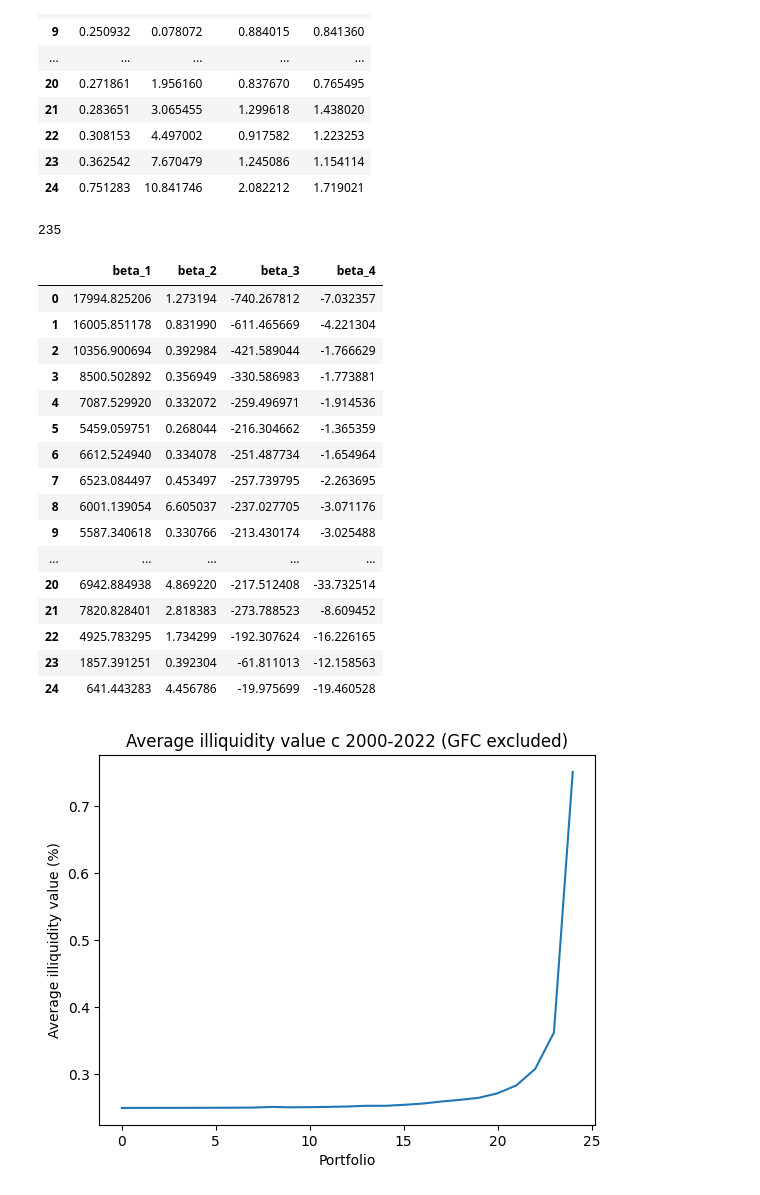
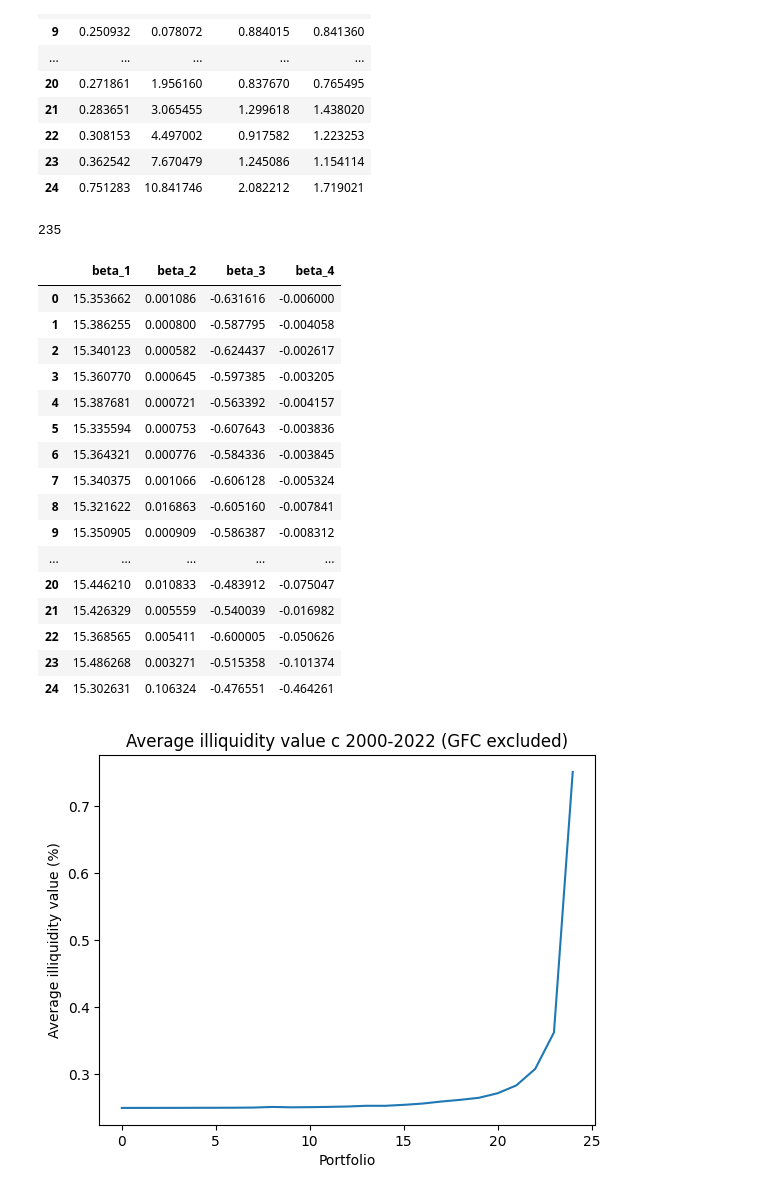
Before and after one commit to JMCG22/pm_cw, a Jupyter notebook: Data_combined_new_data_no_GFC.ipynb, the cells around one changed output. Saved outputs shown, nothing was run; the diff lists cells and outputs as text; code cells hidden in the pictures.

```diff
--- a/Data_combined_new_data_no_GFC.ipynb
+++ b/Data_combined_new_data_no_GFC.ipynb
@@ -976,7 +979,7 @@ arr_of_portfolios[0]
 betas = []
 
 for portfolio in arr_of_portfolios:
-    denominator = portfolio['resid_market_ret_c_diff'].var()
+    denominator = (portfolio['resid_market_ret_c_diff'].var())/100
     beta_1 = (portfolio['RET'].cov(portfolio['resid_market_ret'])) / denominator
     beta_2 = (portfolio['resid_c'].cov(portfolio['resid_market_c'])) / denominator
     beta_3 = (portfolio['RET'].cov(portfolio['resid_market_c'])) / denominator
@@ -1118,30 +1121,30 @@ for i in range(0,25):
 # %%
 dof=n-5
 print(dof)
 t_stats
 df_t_stats = pd.DataFrame(t_stats, columns = df_of_betas.columns)
 #critical value at 95% for two tail test with these degrees of freedom is +-1.1.996008
 #outside this region reject null hypothesis that the given beta is 0
-df_t_stats*100
+df_t_stats
 # %% [output]
 235
 |  | beta_1 | beta_2 | beta_3 | beta_4 |
-| 0 | 17994.825206 | 1.273194 | -740.267812 | -7.032357 |
-| 1 | 16005.851178 | 0.831990 | -611.465669 | -4.221304 |
-| 2 | 10356.900694 | 0.392984 | -421.589044 | -1.766629 |
-| 3 | 8500.502892 | 0.356949 | -330.586983 | -1.773881 |
-| 4 | 7087.529920 | 0.332072 | -259.496971 | -1.914536 |
-| 5 | 5459.059751 | 0.268044 | -216.304662 | -1.365359 |
-| 6 | 6612.524940 | 0.334078 | -251.487734 | -1.654964 |
-| 7 | 6523.084497 | 0.453497 | -257.739795 | -2.263695 |
-| 8 | 6001.139054 | 6.605037 | -237.027705 | -3.071176 |
-| 9 | 5587.340618 | 0.330766 | -213.430174 | -3.025488 |
+| 0 | 15.353662 | 0.001086 | -0.631616 | -0.006000 |
+| 1 | 15.386255 | 0.000800 | -0.587795 | -0.004058 |
+| 2 | 15.340123 | 0.000582 | -0.624437 | -0.002617 |
+| 3 | 15.360770 | 0.000645 | -0.597385 | -0.003205 |
+| 4 | 15.387681 | 0.000721 | -0.563392 | -0.004157 |
+| 5 | 15.335594 | 0.000753 | -0.607643 | -0.003836 |
+| 6 | 15.364321 | 0.000776 | -0.584336 | -0.003845 |
+| 7 | 15.340375 | 0.001066 | -0.606128 | -0.005324 |
+| 8 | 15.321622 | 0.016863 | -0.605160 | -0.007841 |
+| 9 | 15.350905 | 0.000909 | -0.586387 | -0.008312 |
 | ... | ... | ... | ... | ... |
-| 20 | 6942.884938 | 4.869220 | -217.512408 | -33.732514 |
-| 21 | 7820.828401 | 2.818383 | -273.788523 | -8.609452 |
-| 22 | 4925.783295 | 1.734299 | -192.307624 | -16.226165 |
-| 23 | 1857.391251 | 0.392304 | -61.811013 | -12.158563 |
-| 24 | 641.443283 | 4.456786 | -19.975699 | -19.460528 |
+| 20 | 15.446210 | 0.010833 | -0.483912 | -0.075047 |
+| 21 | 15.426329 | 0.005559 | -0.540039 | -0.016982 |
+| 22 | 15.368565 | 0.005411 | -0.600005 | -0.050626 |
+| 23 | 15.486268 | 0.003271 | -0.515358 | -0.101374 |
+| 24 | 15.302631 | 0.106324 | -0.476551 | -0.464261 |
 # %%
 df_non_market_overall_portfolio_average['average c'].plot()
 plt.title('Average illiquidity value c 2000-2022 (GFC excluded)')
```
Also changed, not shown: parts of 4 cells of this notebook.
